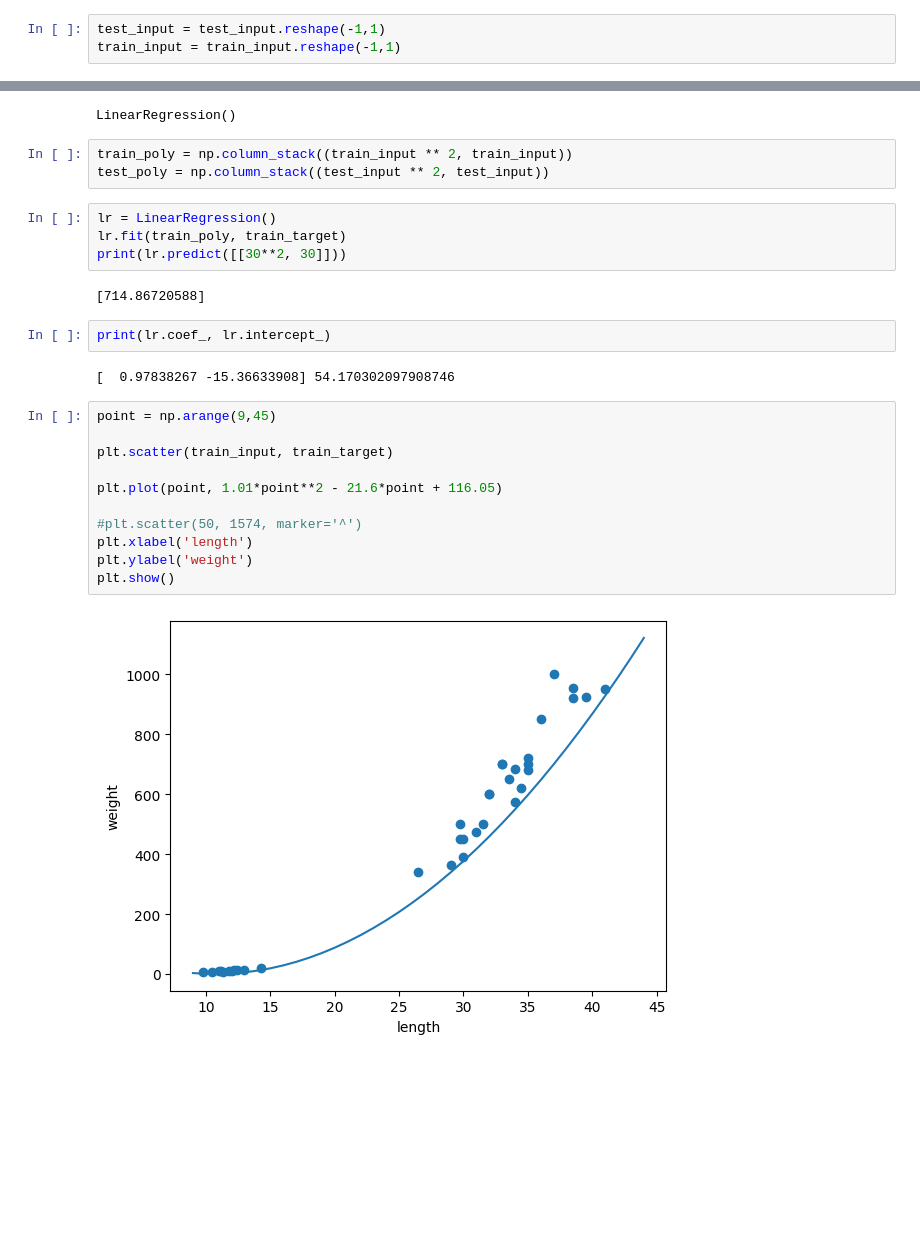
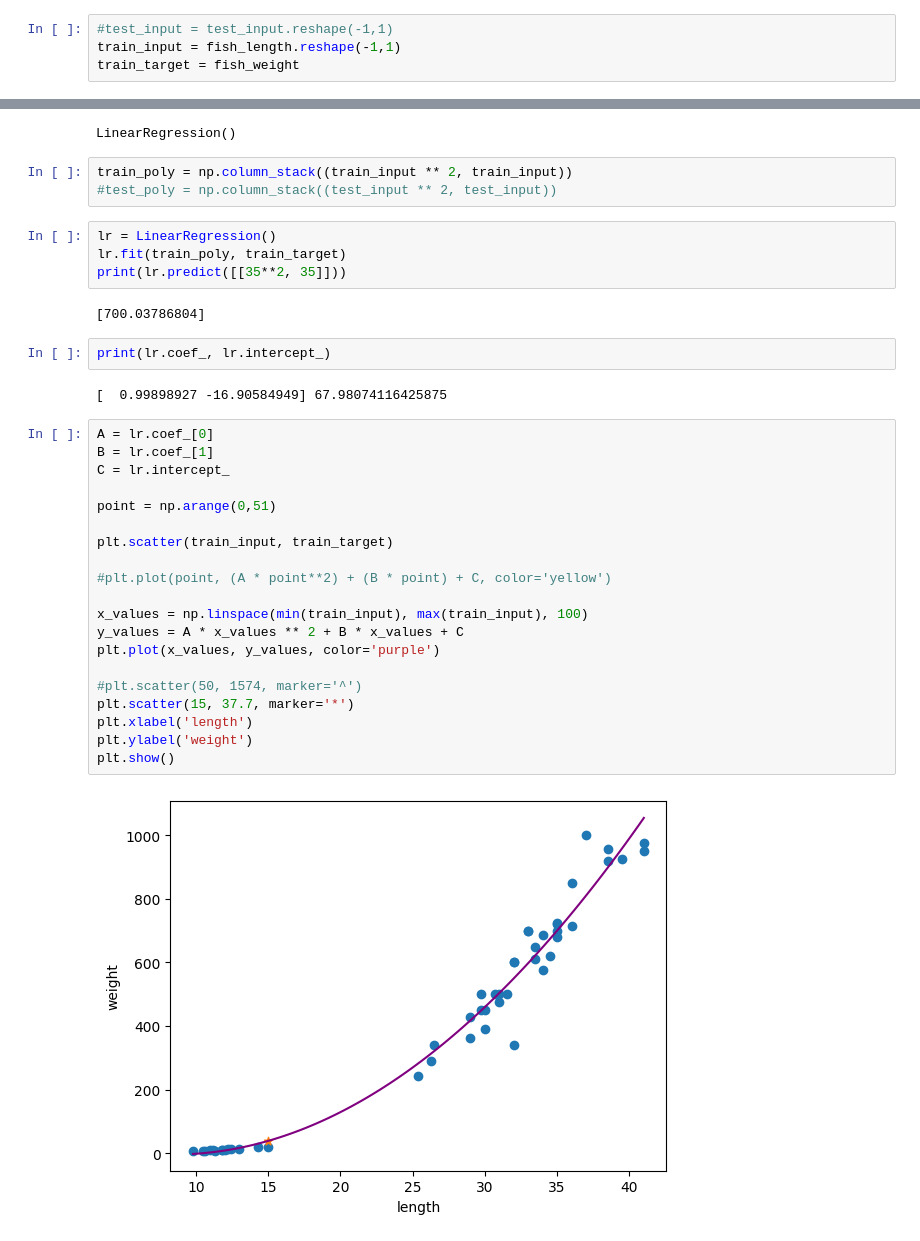
Before and after one commit to Nicou11/fishregression, a Jupyter notebook: note/bream,smelt linearRegression.ipynb, the cells around one changed output, grey strips where cells are left out. Saved outputs shown, nothing was run; the diff lists cells and outputs as text; blank space fills up the shorter version.

```diff
--- a/note/bream,smelt linearRegression.ipynb
+++ b/note/bream,smelt linearRegression.ipynb
@@ -16,6 +16,7 @@ train_input, test_input, train_target, test_target = train_test_split(fish_lengt
 # %%
-test_input = test_input.reshape(-1,1)
-train_input = train_input.reshape(-1,1)
+#test_input = test_input.reshape(-1,1)
+train_input = fish_length.reshape(-1,1)
+train_target = fish_weight
 # %%
 from sklearn.neighbors import KNeighborsRegressor
 knr = KNeighborsRegressor(n_neighbors=3)
@@ -42,30 +43,39 @@ lr.fit(train_input, train_target)
 LinearRegression()
 # %%
 train_poly = np.column_stack((train_input ** 2, train_input))
-test_poly = np.column_stack((test_input ** 2, test_input))
+#test_poly = np.column_stack((test_input ** 2, test_input))
 # %%
 lr = LinearRegression()
 lr.fit(train_poly, train_target)
-print(lr.predict([[30**2, 30]]))
+print(lr.predict([[35**2, 35]]))
 # %% [output]
-[714.86720588]
+[700.03786804]
 # %%
 print(lr.coef_, lr.intercept_)
 # %% [output]
-[  0.97838267 -15.36633908] 54.170302097908746
+[  0.99898927 -16.90584949] 67.98074116425875
 # %%
-point = np.arange(9,45)
+A = lr.coef_[0]
+B = lr.coef_[1]
+C = lr.intercept_
+
+point = np.arange(0,51)
 
 plt.scatter(train_input, train_target)
 
-plt.plot(point, 1.01*point**2 - 21.6*point + 116.05)
+#plt.plot(point, (A * point**2) + (B * point) + C, color='yellow')
+
+x_values = np.linspace(min(train_input), max(train_input), 100)
+y_values = A * x_values ** 2 + B * x_values + C
+plt.plot(x_values, y_values, color='purple')
 
 #plt.scatter(50, 1574, marker='^')
+plt.scatter(15, 37.7, marker='*')
 plt.xlabel('length')
 plt.ylabel('weight')
 plt.show()
 # %% [output]
-[figure, old version]
+[figure, new version]
 # %%
 import pickle
 with open("linearReg.pkl", "wb") as f:
```
Also changed, not shown: parts of 7 cells of this notebook, 4 other files.
